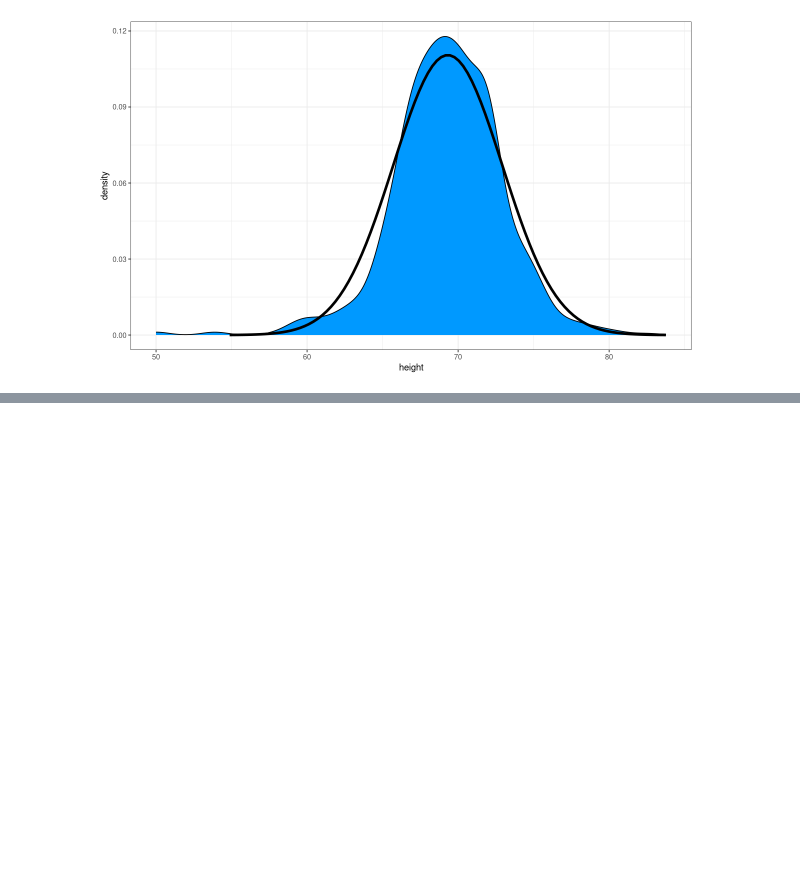
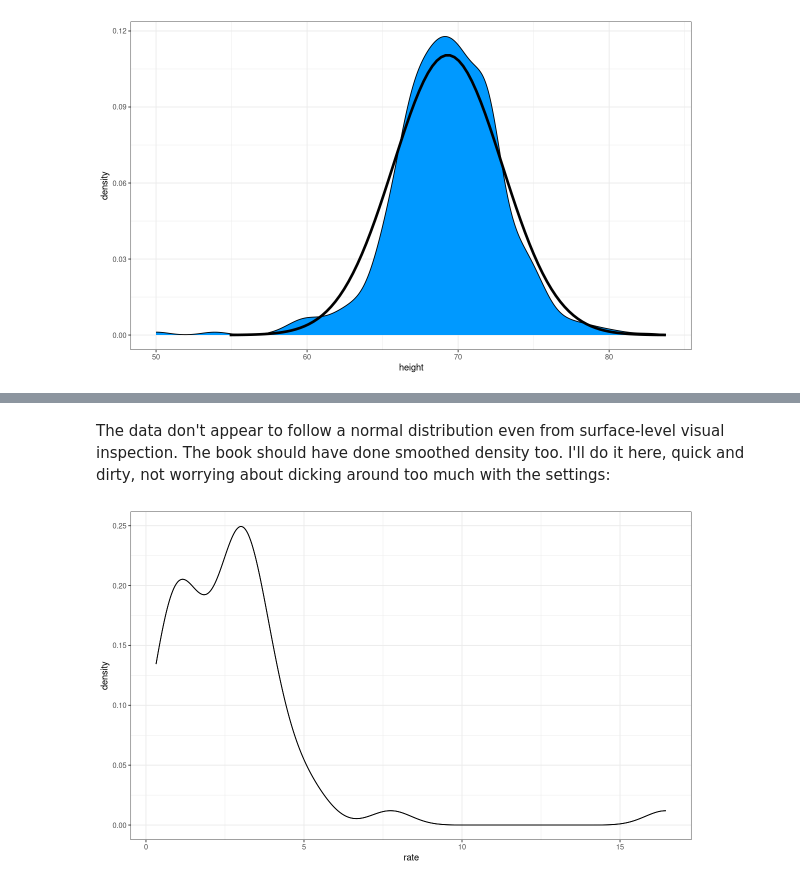
Before and after one commit to readyready15728/data-wrangling-and-visualization-with-r, a Jupyter notebook: 07_visualizing_data_distributions/07_visualizing_data_distributions.ipynb, the cells around one changed output, grey strips where cells are left out. Drawn from its saved outputs; the diff is of its cells as text; code cells hidden in the pictures; blank space fills up the shorter version.

```diff
--- a/07_visualizing_data_distributions/07_visualizing_data_distributions.ipynb
+++ b/07_visualizing_data_distributions/07_visualizing_data_distributions.ipynb
@@ -214,0 +226,9 @@ heights |> filter(sex == 'Male') |> ggplot(aes(height)) +
+# %% [markdown]
+The data don't appear to follow a normal distribution even from surface-level visual inspection. The book should have done smoothed density too. I'll do it here, quick and dirty, not worrying about dicking around too much with the settings:
+# %%
+murders |>
+    ggplot(aes(rate)) +
+    geom_density() +
+    geom_line(stat = 'density')
+# %% [output]
+[figure, added]
```
Also changed, not shown: parts of 42 cells of this notebook.
